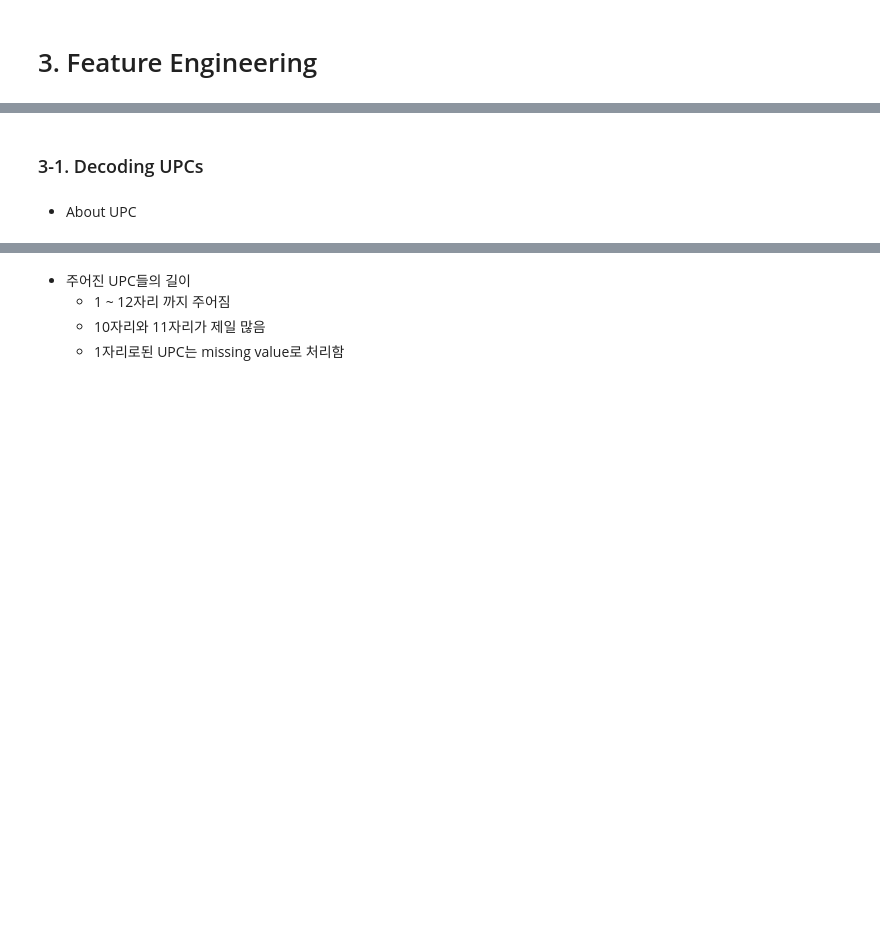
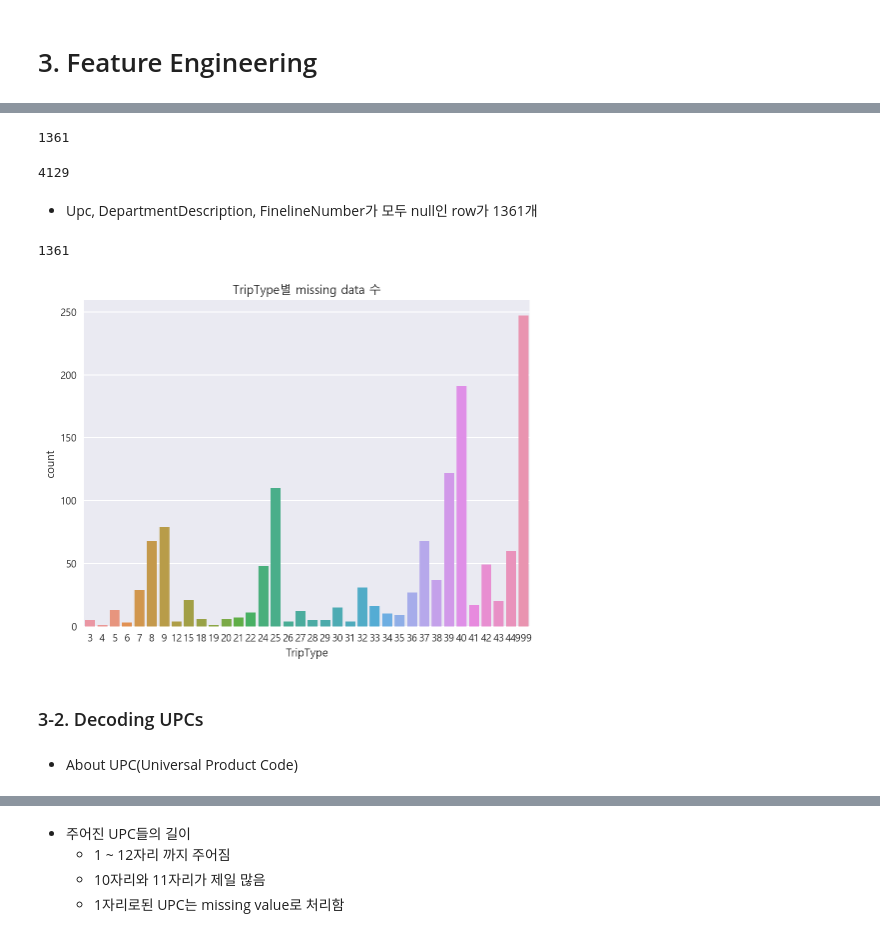
Before and after one commit to YounginLEE/DSS7_Team3, a Jupyter notebook: Main/Team3_it.ipynb, the cells around one changed output, grey strips where cells are left out. Drawn from its saved outputs; the diff is of its cells as text; code cells hidden in the pictures; blank space fills up the shorter version.

```diff
--- a/Main/Team3_it.ipynb
+++ b/Main/Team3_it.ipynb
@@ -107,7 +117,34 @@ memory usage: 29.9+ MB
+# %%
+len(train["DepartmentDescription"][train["DepartmentDescription"].isnull()])
+# %% [output]
+1361
+# %%
+len(train["FinelineNumber"][train["FinelineNumber"].isnull()])
+# %% [output]
+4129
+# %% [markdown]
+- Upc, DepartmentDescription, FinelineNumber가 모두 null인 row가 1361개
+# %%
+Upc_null = set(train["Upc"][train["Upc"].isnull()].index)
+dd_null = set(train["DepartmentDescription"][train["DepartmentDescription"].isnull()].index)
+fn_null = set(train["FinelineNumber"][train["FinelineNumber"].isnull()].index)
+udf_null = list(Upc_null & dd_null & fn_null)
+len(udf_null)
+# %% [output]
+1361
+# %%
+null_df = train.loc[udf_null, ["TripType"]]
+# %%
+plt.figure(figsize=(8, 6))
+sns.countplot(null_df['TripType'])
+plt.title("TripType별 missing data 수")
+plt.show()
+# %% [output]
+[figure, added]
 # %% [markdown]
-### 3-1. Decoding UPCs
+### 3-2. Decoding UPCs
 # %% [markdown]
-- About UPC
+- About UPC(Universal Product Code)
 # %% [markdown]
 ![Alt text](UPC_and_EAN.jpg)
 # %% [markdown]
```
Also changed, not shown: parts of 30 cells of this notebook, 1 other file.
